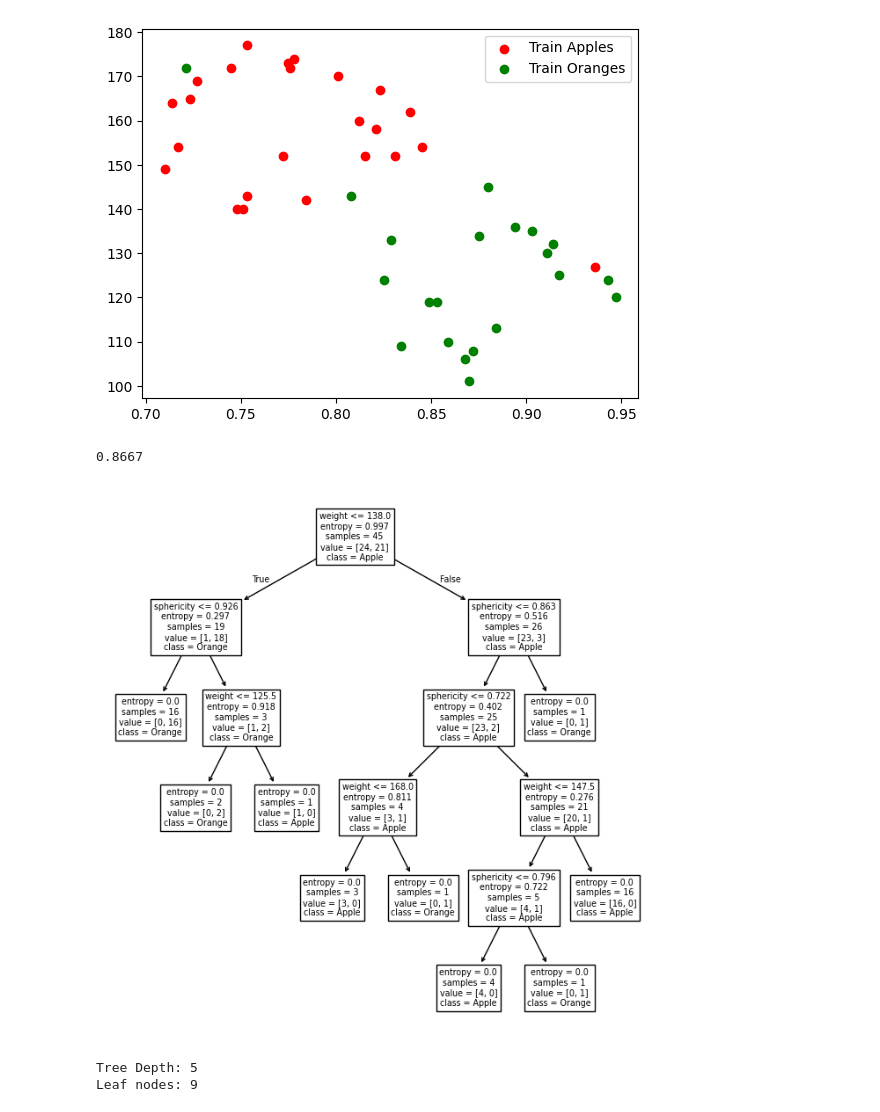
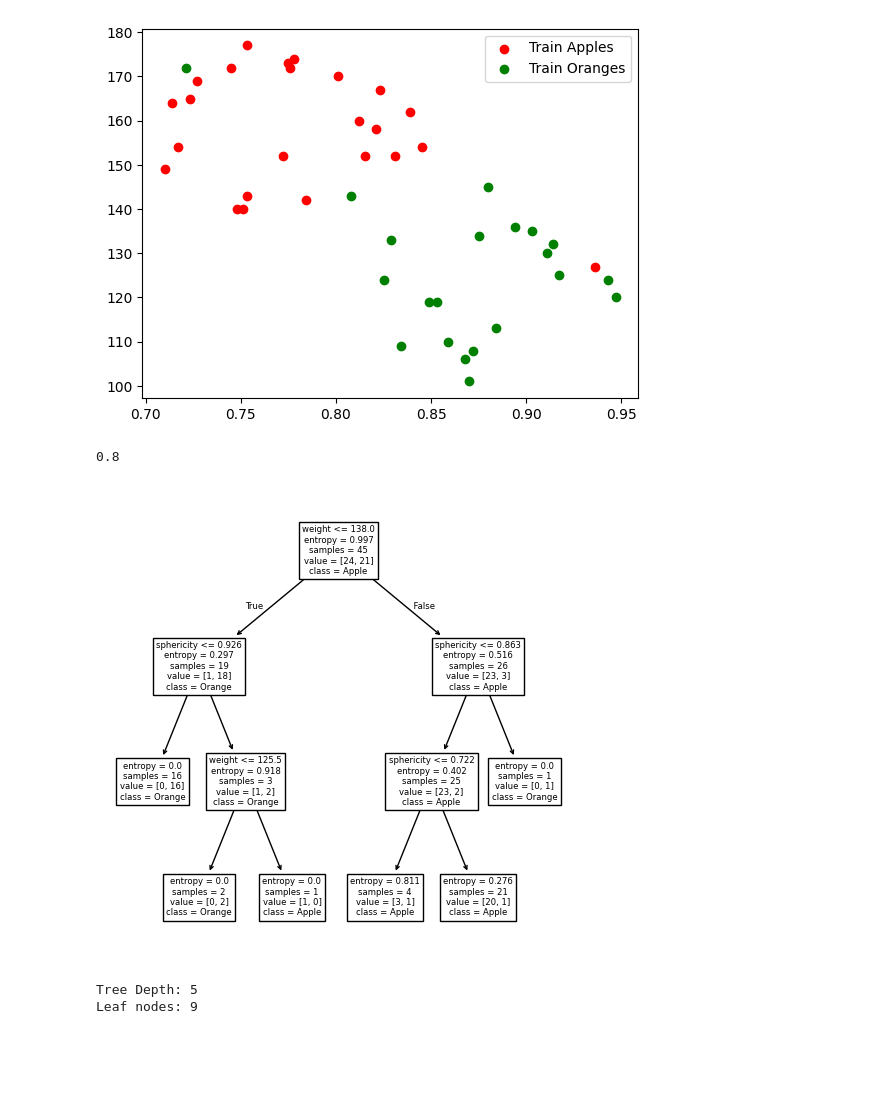
Before and after one commit to dasharepani/decisiontree, a Jupyter notebook: DecisionTree_E2E_1030.ipynb, the cells around one changed output. Drawn from its saved outputs; the diff is of its cells as text; code cells hidden in the pictures; blank space fills up the shorter version.

```diff
--- a/DecisionTree_E2E_1030.ipynb
+++ b/DecisionTree_E2E_1030.ipynb
@@ -39,20 +39,20 @@ plt.show()
 # %%
 # Train the model:
 
-model = DecisionTreeClassifier(criterion='entropy')
+model = DecisionTreeClassifier(criterion='entropy', max_depth=3)
 model.fit(X_train, y_train)
 round(model.score(X_test, y_test), 4)
 # %% [output]
-0.8667
+0.8
 # %%
 # Tree structure
 
-plt.figure(figsize=(8,8))
+plt.figure(figsize=(6,6))
 
 plot_tree(model,feature_names=X.columns, class_names=model.classes_)
 plt.show()
 # %% [output]
-[figure, old version]
+[figure, new version]
 # %%
 # Verifying depth of the tree:
 
```
Also changed, not shown: 2 other files.
